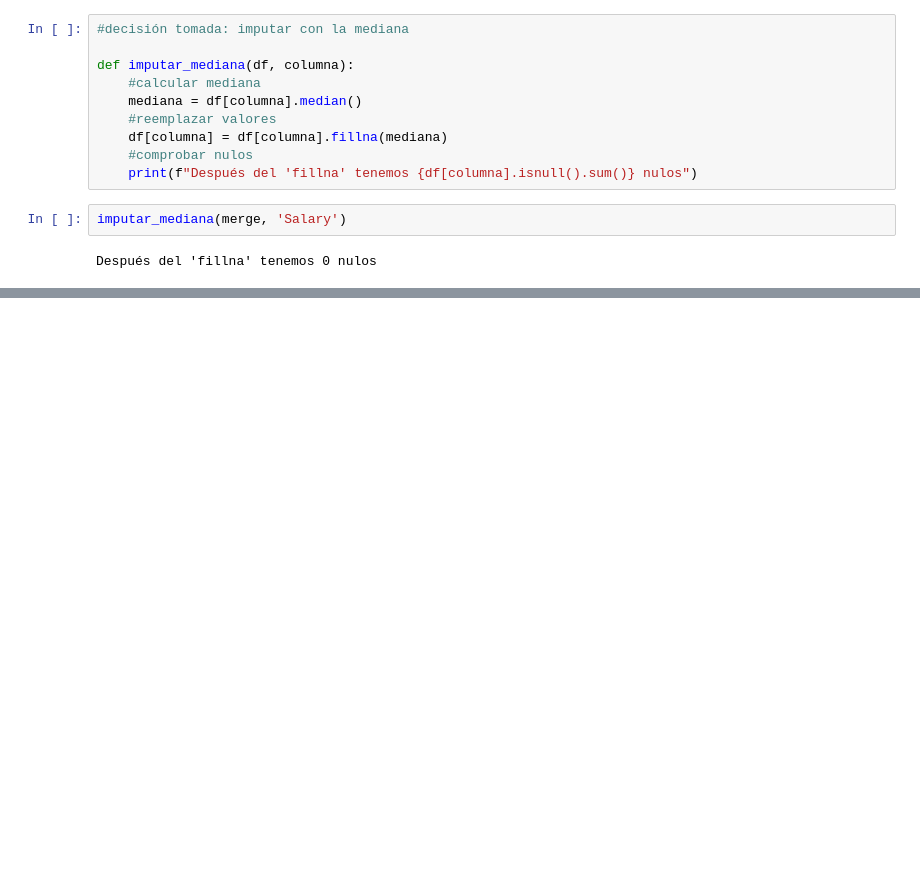
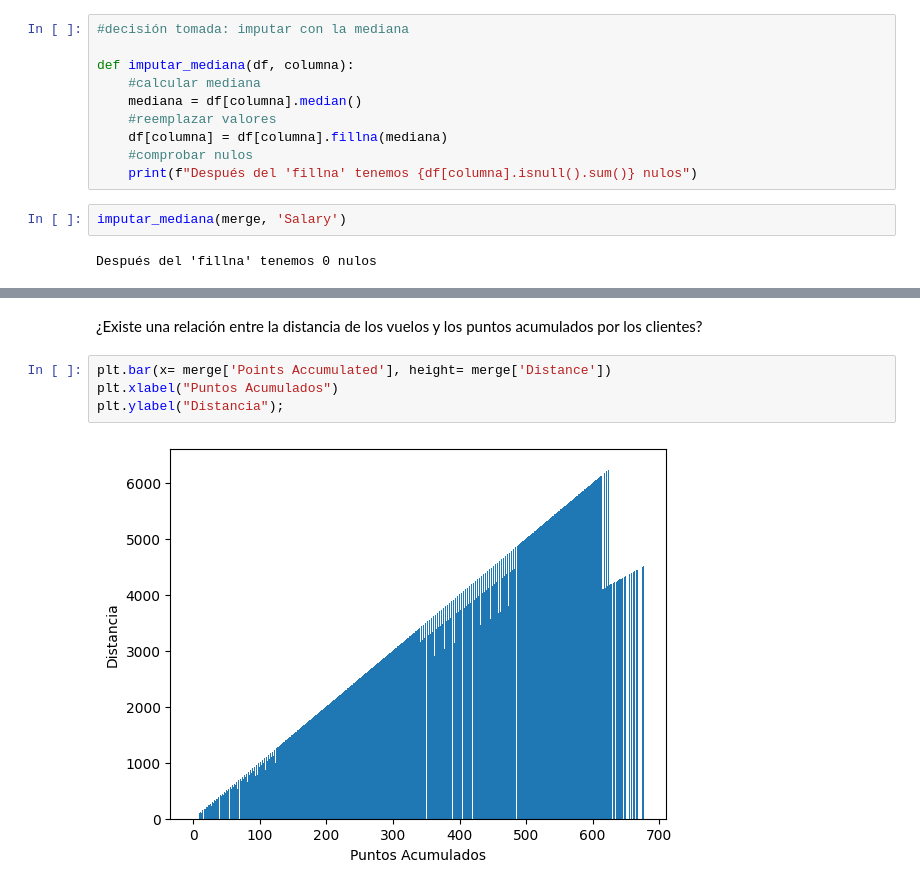
Before and after one commit to Adalab/bda-modulo-3-evaluacion-final-FrancaTortaroloo, a Jupyter notebook: Respuestas.ipynb, the cells around one changed output, grey strips where cells are left out. Drawn from its saved outputs; the diff is of its cells as text; blank space fills up the shorter version.

```diff
--- a/Respuestas.ipynb
+++ b/Respuestas.ipynb
@@ -204,0 +285,8 @@ Después del 'fillna' tenemos 0 nulos
+# %% [markdown]
+ ¿Existe una relación entre la distancia de los vuelos y los puntos acumulados por los clientes?
+# %%
+plt.bar(x= merge['Points Accumulated'], height= merge['Distance'])
+plt.xlabel("Puntos Acumulados")
+plt.ylabel("Distancia");
+# %% [output]
+[figure, added]
```
Also changed, not shown: parts of 15 cells of this notebook.
